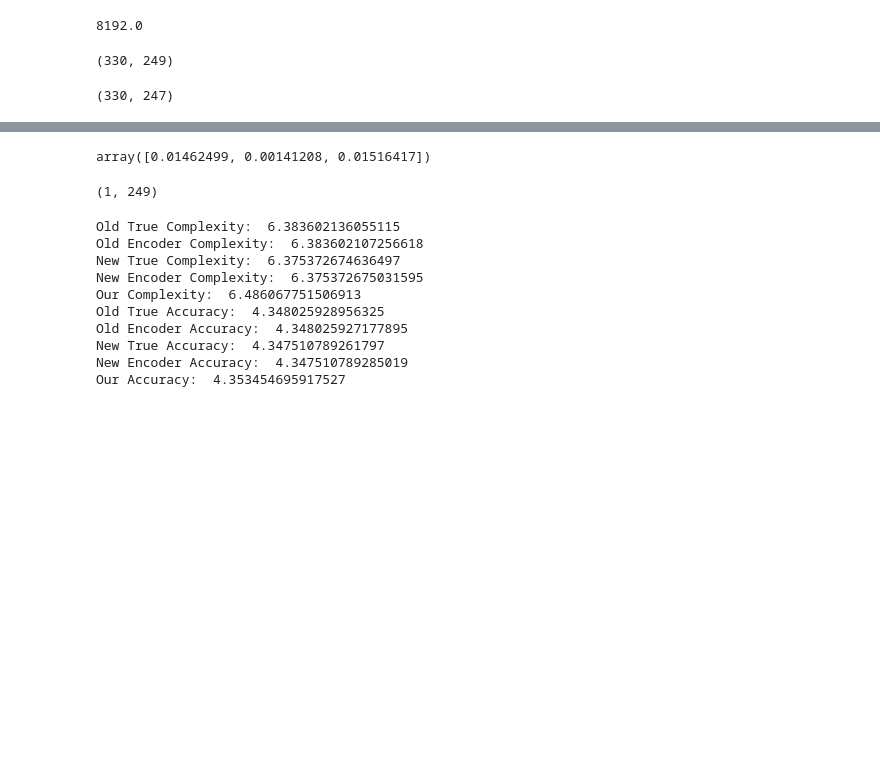
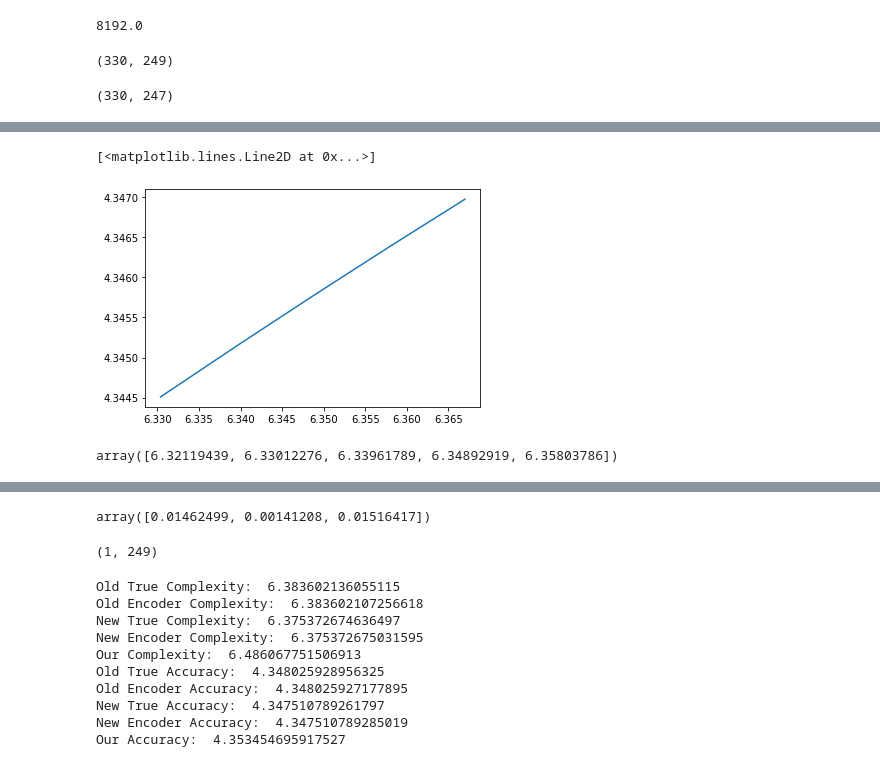
Before and after one commit to jaikaggarwal/stancetaking, a Jupyter notebook: main_analyses/efficiency.ipynb, the cells around one changed output, grey strips where cells are left out. Cells and saved outputs as stored; diff of their text form; code cells hidden in the pictures; blank space fills up the shorter version.

```diff
--- a/main_analyses/efficiency.ipynb
+++ b/main_analyses/efficiency.ipynb
@@ -455,0 +620,15 @@ qw_m[-i-1].shape
+# %%
+new_comp = []
+new_acc = []
+for encoder in encoder_list:
+    new_comp.append(complexity_split(encoder, pm))
+    new_acc.append(accuracy(encoder, pm, pu_m))
+# %%
+plt.plot(new_comp, new_acc)
+# %% [output]
+[<matplotlib.lines.Line2D at 0x...>]
+[figure, added]
+# %%
+ib_curve[0][1500-306:1500-301]
+# %% [output]
+array([6.32119439, 6.33012276, 6.33961789, 6.34892919, 6.35803786])
```
Also changed, not shown: parts of 26 cells of this notebook.
